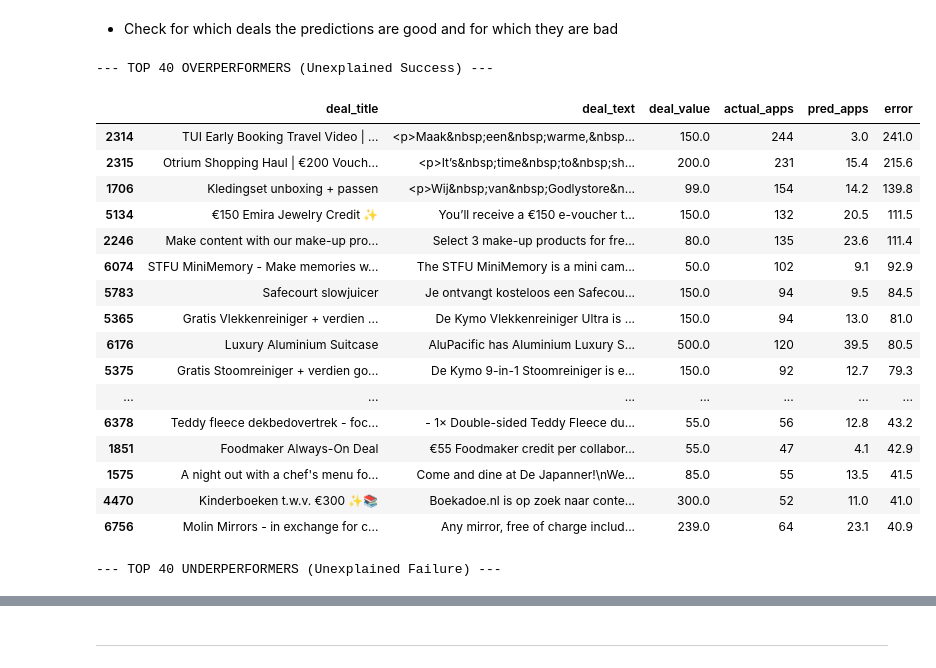
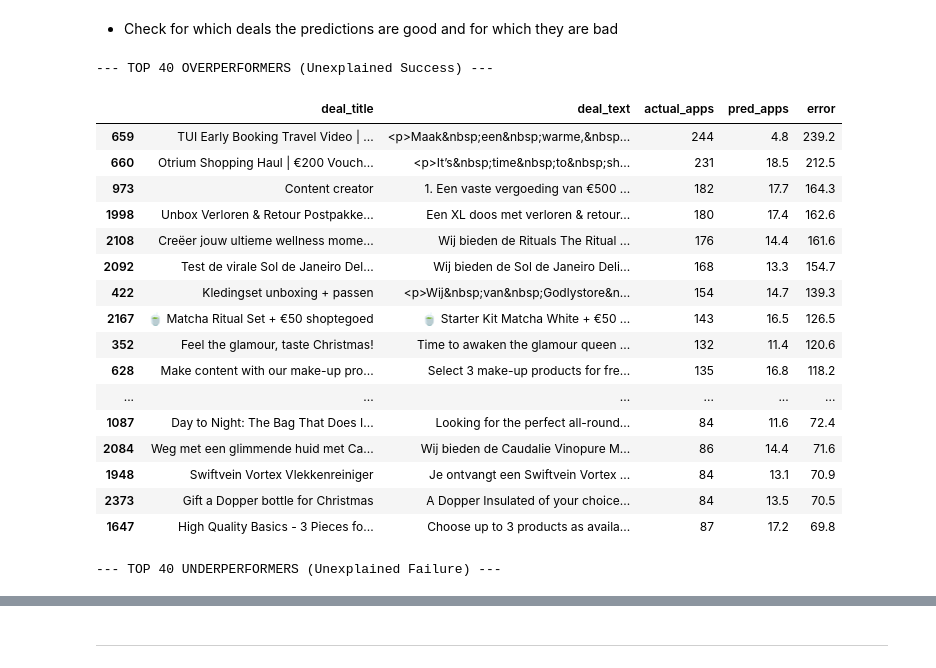
Before and after one commit to wouterbarter/AI_thesis_public, a Jupyter notebook: notebooks/barter_deals_analysis_basic_model.ipynb, the cells around one changed output, grey strips where cells are left out. Saved outputs shown, nothing was run; the diff lists cells and outputs as text; code cells hidden in the pictures.

```diff
--- a/notebooks/barter_deals_analysis_basic_model.ipynb
+++ b/notebooks/barter_deals_analysis_basic_model.ipynb
@@ -191,11 +410,16 @@ def run_cleaning_pipeline(raw_df, config):
 # %%
 # 1. Define your configuration dictionary
 cleaning_config = {
-    "START_DATE": "2025-05",
-    "MIN_CATEGORY_OBSERVATIONS": 50,
+    # "START_DATE": "2025-05",
+    "START_DATE": "2025-04",
+    # "MIN_CATEGORY_OBSERVATIONS": 20,
+    "MIN_CATEGORY_OBSERVATIONS": 30,
     "PARTNER_IDS_TO_REMOVE": [85, 4],
-    "DEAL_LANGUAGES_TO_REMOVE": ['de'],
+    # "PARTNER_IDS_TO_REMOVE": [],
+    # "DEAL_LANGUAGES_TO_REMOVE": ['de'],
+    "DEAL_LANGUAGES_TO_REMOVE": [],
     "diff_total_apps_7_days_floor": 10,
+    # Requiring min of 1 app improves R2, but might filter sincerely bad deals
     'MIN_APPS_TOTAL': 0,
     'min_apps_after_7_days': -1,
     "MIN_DEAL_VALUE": 0,
@@ -338,11 +842,13 @@ import numpy as np
 import statsmodels.api as sm
 from typing import List, Optional
 
+
 def build_base_predictor_matrix(
     df: pd.DataFrame,
     num_predictors: List[str],  # e.g., ['log_deal_value']
     bin_predictors: List[str],  # e.g., ['accepts_international']
-    cat_predictors: List[str],  # e.g., ['first_content_type', 'social_requirement_type_id']
+    # e.g., ['first_content_type', 'social_requirement_type_id']
+    cat_predictors: List[str],
     drop_na: bool = True
 ) -> Optional[pd.DataFrame]:
     """
@@ -371,7 +877,8 @@ def build_base_predictor_matrix(
         X = X.dropna()
         dropped_count = original_len - len(X)
         if dropped_count > 0:
-            print(f"ℹ️ Dropped {dropped_count} rows containing missing or infinite values.")
+            print(
+                f"ℹ️ Dropped {dropped_count} rows containing missing or infinite values.")
 
     if X.empty:
         print("❌ Error: DataFrame is empty after cleaning.")
@@ -421,16 +928,20 @@ def build_base_predictor_matrix(
 
 
 X = build_base_predictor_matrix(
-    df= model_df,
+    df=model_df,
     num_predictors=CONTS,  # e.g., ['log_deal_value']
     bin_predictors=BINS,  # e.g., ['accepts_international']
-    cat_predictors=CATS,  # e.g., ['first_content_type', 'social_requirement_type_id']
+    # e.g., ['first_content_type', 'social_requirement_type_id']
+    cat_predictors=CATS,
     drop_na=True
 )
 
 y = model_df.loc[X.index, TARGET]
 
-model = sm.OLS(y, X).fit(cov_type='cluster', cov_kwds={'groups': model_df.loc[X.index, 'partner_id']})
+# model = sm.OLS(y, X).fit(cov_type='HC3')
+
+model = sm.OLS(y, X).fit(cov_type='cluster', cov_kwds={
+    'groups': model_df.loc[X.index, 'partner_id']})
 
 model.summary()
 # %% [output]
@@ -573,53 +1098,59 @@ def inspect_model_errors(model_results, df, n=5):
     """
     Appends predictions and errors to the dataframe and displays extreme cases.
     """
     # 1. Add Predictions and Residuals to a copy of the data
     # Ensure indices align (statsmodels drops NaNs, so use the model's index)
     analysis_df = df.loc[model_results.fittedvalues.index].copy()
 
     # Get fitted values (Log Scale)
     analysis_df['log_predicted'] = model_results.fittedvalues
     analysis_df['log_actual'] = model_results.model.endog
 
     # Transform back to Real Count Scale (Exp - 1) for readability
     analysis_df['pred_apps'] = np.expm1(analysis_df['log_predicted']).round(1)
-    analysis_df['actual_apps'] = np.expm1(analysis_df['log_actual']).astype(int)
+    analysis_df['actual_apps'] = np.expm1(
+        analysis_df['log_actual']).astype(int)
 
     # Calculate Residual (Positive = Overperformed, Negative = Underperformed)
-    analysis_df['error'] = analysis_df['actual_apps'] - analysis_df['pred_apps']
+    analysis_df['error'] = analysis_df['actual_apps'] - \
+        analysis_df['pred_apps']
 
     # 2. Display the "Overperformers" (Model predicted Low, Actual was High)
     print(f"\n--- TOP {n} OVERPERFORMERS (Unexplained Success) ---")
-    cols_to_show = ['deal_title', 'deal_text', 'deal_value', 'actual_apps', 'pred_apps', 'error']
-    overperformers = analysis_df.sort_values(by='error', ascending=False).head(n)
+    cols_to_show = ['deal_title', 'deal_text',
+                    'actual_apps', 'pred_apps', 'error']
+    overperformers = analysis_df.sort_values(
+        by='error', ascending=False).head(n)
     display(overperformers[cols_to_show])
 
     # 3. Display the "Underperformers" (Model predicted High, Actual was Low)
     print(f"\n--- TOP {n} UNDERPERFORMERS (Unexplained Failure) ---")
-    underperformers = analysis_df.sort_values(by='error', ascending=True).head(n)
+    underperformers = analysis_df.sort_values(
+        by='error', ascending=True).head(n)
     display(underperformers[cols_to_show])
 
     return analysis_df
 
+
 # Run the function
 error_df = inspect_model_errors(model, model_df, n=40)
 # %% [output]
 --- TOP 40 OVERPERFORMERS (Unexplained Success) ---
-|  | deal_title | deal_text | deal_value | actual_apps | pred_apps | error |
-| 2314 | TUI Early Booking Travel Video | ... | <p>Maak&nbsp;een&nbsp;warme,&nbsp... | 150.0 | 244 | 3.0 | 241.0 |
-| 2315 | Otrium Shopping Haul | €200 Vouch... | <p>It’s&nbsp;time&nbsp;to&nbsp;sh... | 200.0 | 231 | 15.4 | 215.6 |
-| 1706 | Kledingset unboxing + passen | <p>Wij&nbsp;van&nbsp;Godlystore&n... | 99.0 | 154 | 14.2 | 139.8 |
-| 5134 | €150 Emira Jewelry Credit ✨ | You’ll receive a €150 e-voucher t... | 150.0 | 132 | 20.5 | 111.5 |
-| 2246 | Make content with our make-up pro... | Select 3 make-up products for fre... | 80.0 | 135 | 23.6 | 111.4 |
-| 6074 | STFU MiniMemory - Make memories w... | The STFU MiniMemory is a mini cam... | 50.0 | 102 | 9.1 | 92.9 |
-| 5783 | Safecourt slowjuicer | Je ontvangt kosteloos een Safecou... | 150.0 | 94 | 9.5 | 84.5 |
-| 5365 | Gratis Vlekkenreiniger + verdien ... | De Kymo Vlekkenreiniger Ultra is ... | 150.0 | 94 | 13.0 | 81.0 |
-| 6176 | Luxury Aluminium Suitcase | AluPacific has Aluminium Luxury S... | 500.0 | 120 | 39.5 | 80.5 |
-| 5375 | Gratis Stoomreiniger + verdien go... | De Kymo 9-in-1 Stoomreiniger is e... | 150.0 | 92 | 12.7 | 79.3 |
-| ... | ... | ... | ... | ... | ... | ... |
-| 6378 | Teddy fleece dekbedovertrek - foc... | - 1× Double-sided Teddy Fleece du... | 55.0 | 56 | 12.8 | 43.2 |
-| 1851 | Foodmaker Always-On Deal | €55 Foodmaker credit per collabor... | 55.0 | 47 | 4.1 | 42.9 |
-| 1575 | A night out with a chef's menu fo... | Come and dine at De Japanner!\nWe... | 85.0 | 55 | 13.5 | 41.5 |
-| 4470 | Kinderboeken t.w.v. €300 ✨📚 | Boekadoe.nl is op zoek naar conte... | 300.0 | 52 | 11.0 | 41.0 |
-| 6756 | Molin Mirrors - in exchange for c... | Any mirror, free of charge includ... | 239.0 | 64 | 23.1 | 40.9 |
+|  | deal_title | deal_text | actual_apps | pred_apps | error |
+| 659 | TUI Early Booking Travel Video | ... | <p>Maak&nbsp;een&nbsp;warme,&nbsp... | 244 | 4.8 | 239.2 |
+| 660 | Otrium Shopping Haul | €200 Vouch... | <p>It’s&nbsp;time&nbsp;to&nbsp;sh... | 231 | 18.5 | 212.5 |
+| 973 | Content creator | 1. Een vaste vergoeding van €500 ... | 182 | 17.7 | 164.3 |
+| 1998 | Unbox Verloren & Retour Postpakke... | Een XL doos met verloren & retour... | 180 | 17.4 | 162.6 |
+| 2108 | Creëer jouw ultieme wellness mome... | Wij bieden de Rituals The Ritual ... | 176 | 14.4 | 161.6 |
+| 2092 | Test de virale Sol de Janeiro Del... | Wij bieden de Sol de Janeiro Deli... | 168 | 13.3 | 154.7 |
+| 422 | Kledingset unboxing + passen | <p>Wij&nbsp;van&nbsp;Godlystore&n... | 154 | 14.7 | 139.3 |
+| 2167 | 🍵 Matcha Ritual Set + €50 shoptegoed | 🍵 Starter Kit Matcha White + €50 ... | 143 | 16.5 | 126.5 |
+| 352 | Feel the glamour, taste Christmas! | Time to awaken the glamour queen ... | 132 | 11.4 | 120.6 |
+| 628 | Make content with our make-up pro... | Select 3 make-up products for fre... | 135 | 16.8 | 118.2 |
+| ... | ... | ... | ... | ... | ... |
+| 1087 | Day to Night: The Bag That Does I... | Looking for the perfect all-round... | 84 | 11.6 | 72.4 |
+| 2084 | Weg met een glimmende huid met Ca... | Wij bieden de Caudalie Vinopure M... | 86 | 14.4 | 71.6 |
+| 1948 | Swiftvein Vortex Vlekkenreiniger | Je ontvangt een Swiftvein Vortex ... | 84 | 13.1 | 70.9 |
+| 2373 | Gift a Dopper bottle for Christmas | A Dopper Insulated of your choice... | 84 | 13.5 | 70.5 |
+| 1647 | High Quality Basics - 3 Pieces fo... | Choose up to 3 products as availa... | 87 | 17.2 | 69.8 |
 --- TOP 40 UNDERPERFORMERS (Unexplained Failure) ---
```
Also changed, not shown: parts of 65 cells of this notebook.
